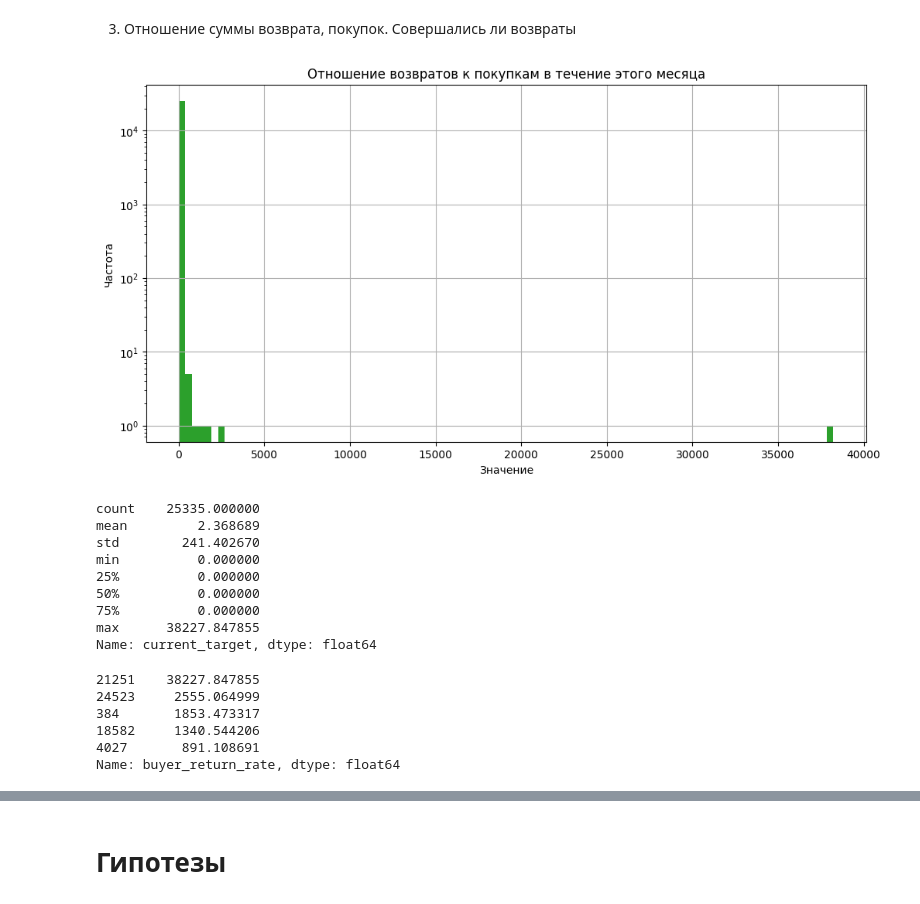
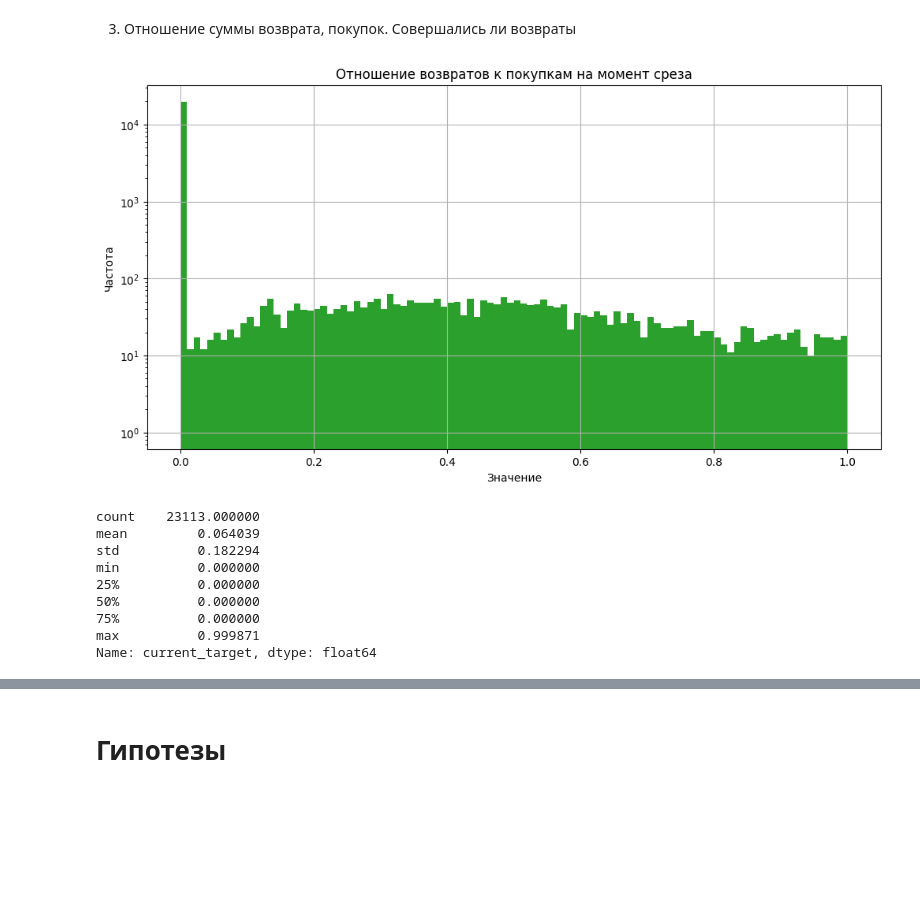
Before and after one commit to alexpunder/praktikum_keis_4, a Jupyter notebook: Шаблон_Чек-пойнт_1.ipynb, the cells around one changed output, grey strips where cells are left out. Drawn from its saved outputs; the diff is of its cells as text; code cells hidden in the pictures; blank space fills up the shorter version.

```diff
--- a/Шаблон_Чек-пойнт_1.ipynb
+++ b/Шаблон_Чек-пойнт_1.ipynb
@@ -182,6 +184,10 @@ max      207893.840000
 Name: total_return, dtype: float64
 # %%
-# проверка на наличие записей, где сумма покупок меньше суммы возвратов
+# проверка на наличие записей, где сумма покупок меньше суммы возвратов (чего в принципе невозможно)
 buys_lt_return = df["total_buy"] < df["total_return"]
+
 print("Сумма покупок меньше суммы возвратов:", buys_lt_return.sum())
+
+# удаление этих записей
+df = df.drop(df[buys_lt_return].index)
 # %% [output]
@@ -335,7 +379,7 @@ df[["reg_dt", "first_buy", "first_login", "diff_with_first_login_date", "diff_wi
 - `unexpected_platform_num` - присвоение True, если количество больше разумного
 # %%
 # разбиение на группы по количеству используемых устройств
-platform_bins = [1, 3, 6, float("inf")]
+platform_bins = [1, 4, 7, np.inf]
 platform_labels = ["low", "medium", "high"]
 df["platform_num_group"] = pd.cut(
     df["platform_num"],
@@ -347,11 +391,11 @@ df["platform_num_group"] = pd.cut(
 display(df[["platform_num", "platform_num_group"]].head(10))
 
 
-# добавление метки о подозрительном количестве устройств, например, с 10 и более
+# добавление метки о подозрительном количестве устройств
 trigger = 10
 df["unexpected_platform_num"] = df["platform_num"] >= trigger
 
-display(df[["platform_num", "unexpected_platform_num"]].head(10))
+display(df[["platform_num", "unexpected_platform_num"]].head())
 # %% [output]
 |  | platform_num | platform_num_group |
 | 0 | 12 | high |
@@ -377,0 +419,22 @@ display(df[["platform_num", "unexpected_platform_num"]].head(10))
+# %%
+browser_counts = df.groupby("browser")["user_id"].transform("count")
+
+browser_bins = [1, 3000, 8000, float("inf")]
+browser_labels = ["low", "medium", "high"]
+
+df["browser_group_by_count"] = pd.cut(
+    browser_counts,
+    bins=browser_bins,
+    labels=browser_labels,
+    right=False,
+)
+
+display(df["browser_group_by_count"].head(18))
+
+low_group_count = (df["browser_group_by_count"] == "low").sum()
+medium_group_count = (df["browser_group_by_count"] == "medium").sum()
+high_group_count = (df["browser_group_by_count"] == "high").sum()
+
+print(f"Пользователей в браузерами в группе 'low': {low_group_count}")
+print(f"Пользователей в браузерами в группе 'medium': {medium_group_count}")
+print(f"Пользователей в браузерами в группе 'high': {high_group_count}")
@@ -378,52 +465,33 @@ display(df[["platform_num", "unexpected_platform_num"]].head(10))
 # %% [markdown]
 3. Отношение суммы возврата, покупок. Совершались ли возвраты
 # %%
-plt.figure(figsize=(12, 6))
-plt.plot(1, 2, 1)
-
 df["current_target"] = np.where(
     df["total_buy"] != 0,
     (df["total_return"] / df["total_buy"]),
     0
 )
 
+plt.figure(figsize=(12, 6))
+plt.plot(1, 2, 1)
+
 df["current_target"].hist(bins=100, log=True)
 
-plt.title("Отношение возвратов к покупкам в течение этого месяца")
+plt.title("Отношение возвратов к покупкам на момент среза")
 plt.xlabel("Значение")
 plt.ylabel("Частота")
 
 plt.show()
 
 df["current_target"].describe()
 # %% [output]
-[figure, old version]
+[figure, new version]
-count    25335.000000
-mean         2.368689
-std        241.402670
+count    23113.000000
+mean         0.064039
+std          0.182294
 min          0.000000
 25%          0.000000
 50%          0.000000
 75%          0.000000
-max      38227.847855
+max          0.999871
 Name: current_target, dtype: float64
-# %%
-# метка, покупал ли клиент хоть что-то
-df["is_buyer"] = (df["total_buy"] > 0).astype(int)
-
-# если покупал, то считаем отношение, если нет - 0
-df["buyer_return_rate"] = np.where(
-    df["is_buyer"] == 1,
-    df["total_return"] / df["total_buy"],
-    0,
-)
-
-df["buyer_return_rate"].nlargest()
-# %% [output]
-21251    38227.847855
-24523     2555.064999
-384       1853.473317
-18582     1340.544206
-4027       891.108691
-Name: buyer_return_rate, dtype: float64
 # %%
```
Also changed, not shown: parts of 31 cells of this notebook.
